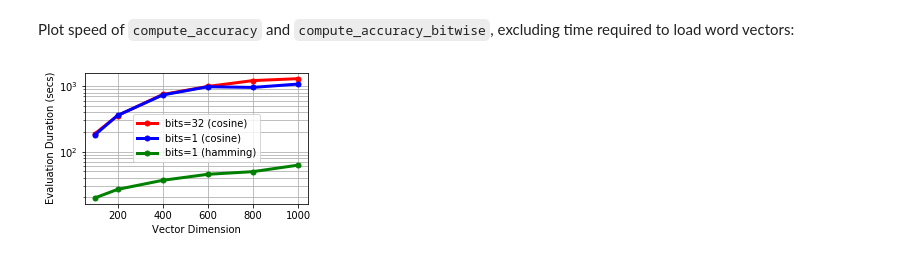
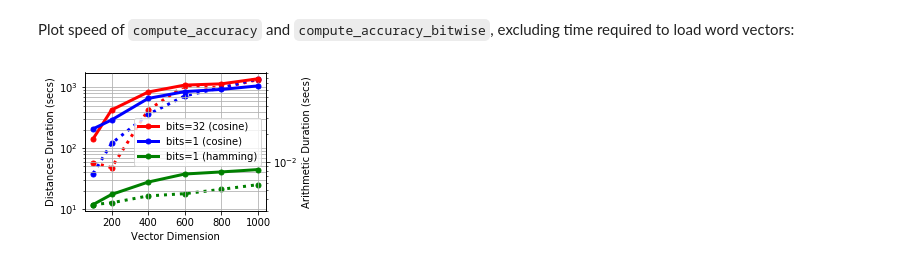
Before and after one commit to Witiko/Word2Bits-evaluation, a Jupyter notebook: evaluation.ipynb, the cells around one changed output. Cells and saved outputs as stored; diff of their text form; code cells hidden in the pictures.

Commit message:
Measure duration of computing distances and doing arithmetic separately

```diff
--- a/evaluation.ipynb
+++ b/evaluation.ipynb
@@ -158,44 +158,70 @@ plt.show()
 # %% [markdown]
 Plot speed of `compute_accuracy` and `compute_accuracy_bitwise`, excluding time required to load word vectors:
 # %%
-def get_duration(params, bitwise=False):
+def get_duration(params, bitwise=False, operation='distance'):
     filename = 'analogy{}/{}b_{}d_vectors_e{}'.format('_bitwise' if bitwise else '', *params)
+    if operation == 'distance':
+        regex = r'^Evaluated solution in (?P<duration>[0-9.]*) seconds$'
+    elif operation == 'arithmetic':
+        regex = r'^Solved analogies in (?P<duration>[0-9.]*) seconds$'
     with open(filename, 'rt') as f:
-        line = f.readlines()[-1]
-    match = re.match(r'^Computed accuracy in (?P<duration>[0-9.]*) seconds$', line)
+        for line in f:
+            match = re.match(regex, line)
+            if match: break
     assert match, 'Failed to find time measurements in {}'.format(filename)
     duration = float(match.groups('duration')[0])
     return duration
 # %%
 fig, ax = plt.subplots()
-fig.set_figheight(2.6)
+fig.set_figheight(2.7)
 fig.set_figwidth(4)
 
-ax.plot(
+ax_size_distance = ax
+ax_size_arithmetic = ax.twinx()
+ax_size_distance.set_zorder(ax_size_arithmetic.get_zorder() + 1)
+ax_size_distance.patch.set_visible(False)
+ax_size_distance.plot(
     size,
-    [get_duration(params, bitwise=False) for params in product((0,), size, (10,))],
+    [get_duration(params, bitwise=False, operation='distance') for params in product((0,), size, (10,))],
     c='r', marker='.', label='bits=32 (cosine)',
 )
-ax.plot(
+ax_size_arithmetic.plot(
     size,
-    [get_duration(params, bitwise=False) for params in product((1,), size, (10,))],
+    [get_duration(params, bitwise=False, operation='arithmetic') for params in product((0,), size, (10,))],
+    c='r', marker='.', linestyle=':',
+)
+ax_size_distance.plot(
+    size,
+    [get_duration(params, bitwise=False, operation='distance') for params in product((1,), size, (10,))],
     c='b', marker='.', label='bits=1 (cosine)',
 )
-ax.plot(
+ax_size_arithmetic.plot(
     size,
-    [get_duration(params, bitwise=True) for params in product((1,), size, (10,))],
+    [get_duration(params, bitwise=False, operation='arithmetic') for params in product((1,), size, (10,))],
+    c='b', marker='.', linestyle=':',
+)
+ax_size_distance.plot(
+    size,
+    [get_duration(params, bitwise=True, operation='distance') for params in product((1,), size, (10,))],
     c='g', marker='.', label='bits=1 (hamming)',
 )
-ax.set_xlabel('Vector Dimension')
-ax.set_ylabel('Evaluation Duration (secs)')
-ax.set_yscale('log')
-ax.grid(True, which='major')
-ax.grid(True, which='minor')
-ax.legend(loc='center')
+ax_size_arithmetic.plot(
+    size,
+    [get_duration(params, bitwise=True, operation='arithmetic') for params in product((1,), size, (10,))],
+    c='g', marker='.', linestyle=':',
+)
+ax_size_distance.set_xlabel('Vector Dimension')
+ax_size_distance.set_ylabel('Distances Duration (secs)')
+ax_size_distance.set_yscale('log')
+ax_size_arithmetic.set_ylabel('Arithmetic Duration (secs)')
+ax_size_arithmetic.set_yscale('log')
+ax_size_distance.grid(True, which='major')
+ax_size_distance.grid(True, which='minor')
+ax_size_distance.legend(loc='best')
 
 plt.tight_layout()
 plt.savefig('figures/speed-size.pdf')
 plt.savefig('figures/speed-size.png', dpi=300)
 plt.show()
 # %% [output]
-[figure, old version]
+[figure, new version]
```
Also changed, not shown: parts of 1 cell of this notebook, 3 other files.
